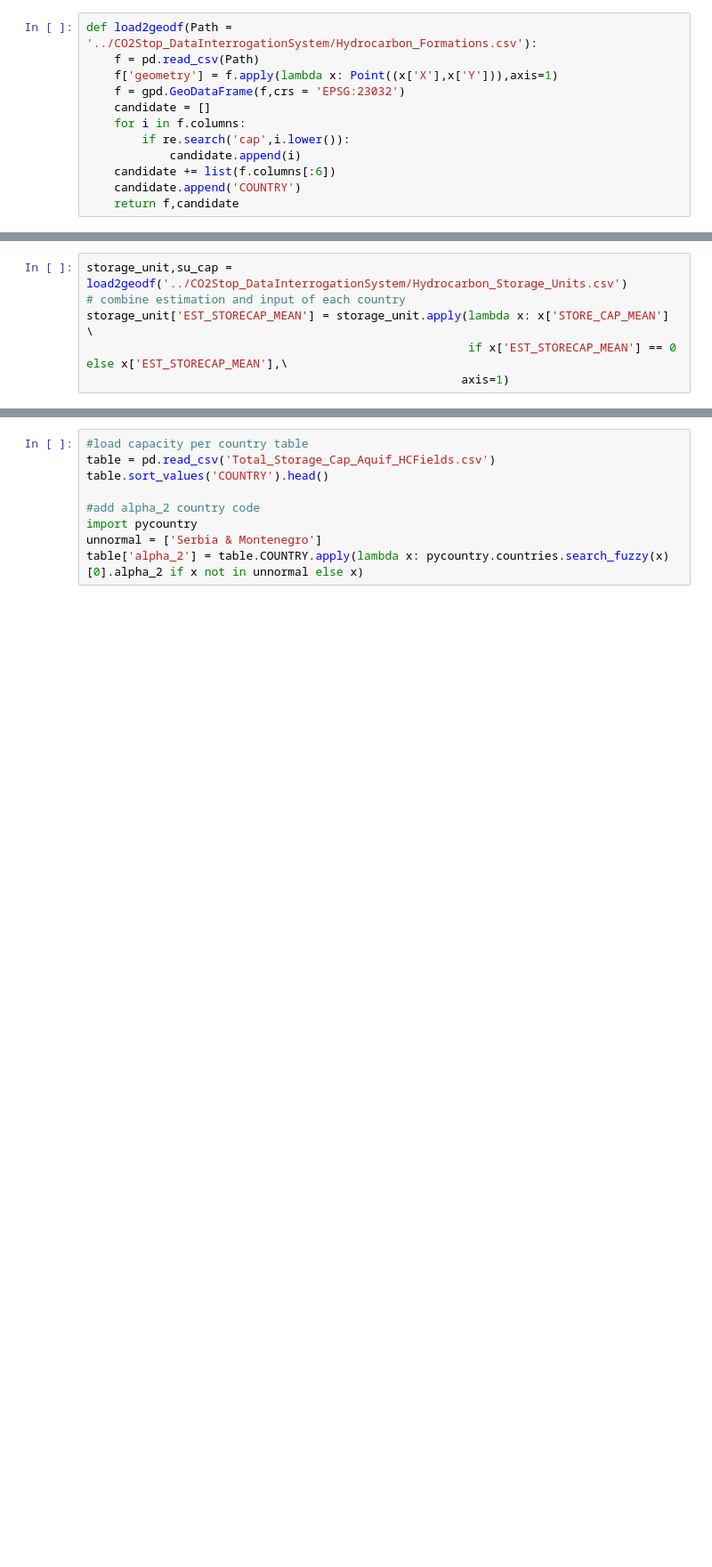
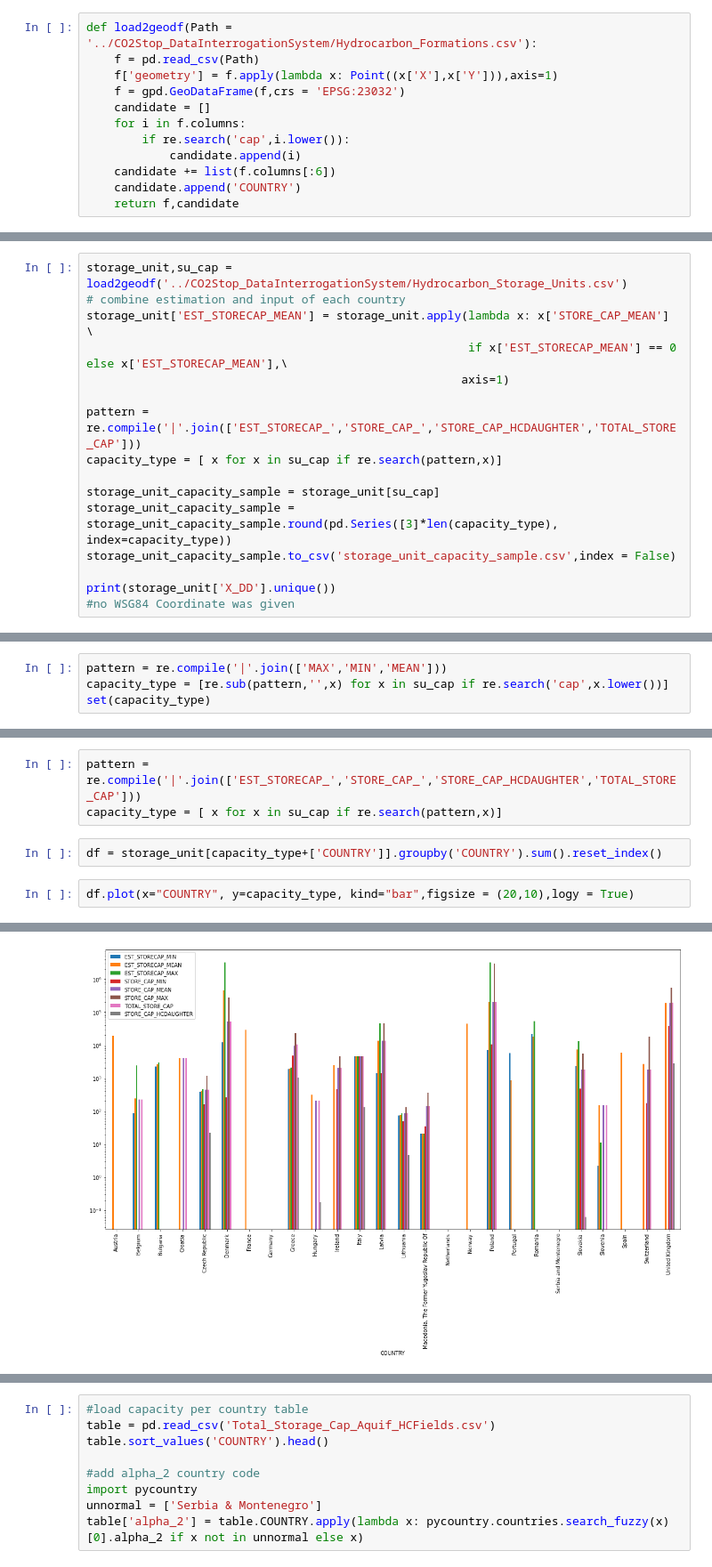
Before and after one commit to ericzhou571/Co2Storage, a Jupyter notebook: Co2stop_deep_exploring-Copy2.ipynb, the cells around one changed output, grey strips where cells are left out. Shown at 89% size. Cells and saved outputs as stored; diff of their text form; blank space fills up the shorter version.

```diff
--- a/Co2stop_deep_exploring-Copy2.ipynb
+++ b/Co2stop_deep_exploring-Copy2.ipynb
@@ -45,3 +47,13 @@ storage_unit,su_cap = load2geodf('../CO2Stop_DataInterrogationSystem/Hydrocarbon
 storage_unit['EST_STORECAP_MEAN'] = storage_unit.apply(lambda x: x['STORE_CAP_MEAN'] \
                                                        if x['EST_STORECAP_MEAN'] == 0 else x['EST_STORECAP_MEAN'],\
                                                       axis=1)
+
+pattern = re.compile('|'.join(['EST_STORECAP_','STORE_CAP_','STORE_CAP_HCDAUGHTER','TOTAL_STORE_CAP']))
+capacity_type = [ x for x in su_cap if re.search(pattern,x)]
+
+storage_unit_capacity_sample = storage_unit[su_cap]
+storage_unit_capacity_sample = storage_unit_capacity_sample.round(pd.Series([3]*len(capacity_type), index=capacity_type))
+storage_unit_capacity_sample.to_csv('storage_unit_capacity_sample.csv',index = False)
+
+print(storage_unit['X_DD'].unique())
+#no WSG84 Coordinate was given
@@ -58,0 +66,4 @@ trap_sample = pd.concat([trap1[trap_cap1],trap2[trap_cap2],trap3[trap_cap3]])
+# %%
+pattern = re.compile('|'.join(['MAX','MIN','MEAN']))
+capacity_type = [re.sub(pattern,'',x) for x in su_cap if re.search('cap',x.lower())]
+set(capacity_type)
@@ -58,0 +99,8 @@ trap_sample = pd.concat([trap1[trap_cap1],trap2[trap_cap2],trap3[trap_cap3]])
+# %%
+pattern = re.compile('|'.join(['EST_STORECAP_','STORE_CAP_','STORE_CAP_HCDAUGHTER','TOTAL_STORE_CAP']))
+capacity_type = [ x for x in su_cap if re.search(pattern,x)]
+# %%
+df = storage_unit[capacity_type+['COUNTRY']].groupby('COUNTRY').sum().reset_index()
+# %%
+df.plot(x="COUNTRY", y=capacity_type, kind="bar",figsize = (20,10),logy = True)
+# %% [output]
@@ -58,0 +108 @@ trap_sample = pd.concat([trap1[trap_cap1],trap2[trap_cap2],trap3[trap_cap3]])
+[figure, added]
```
Also changed, not shown: parts of 24 cells of this notebook, 2 other files.
